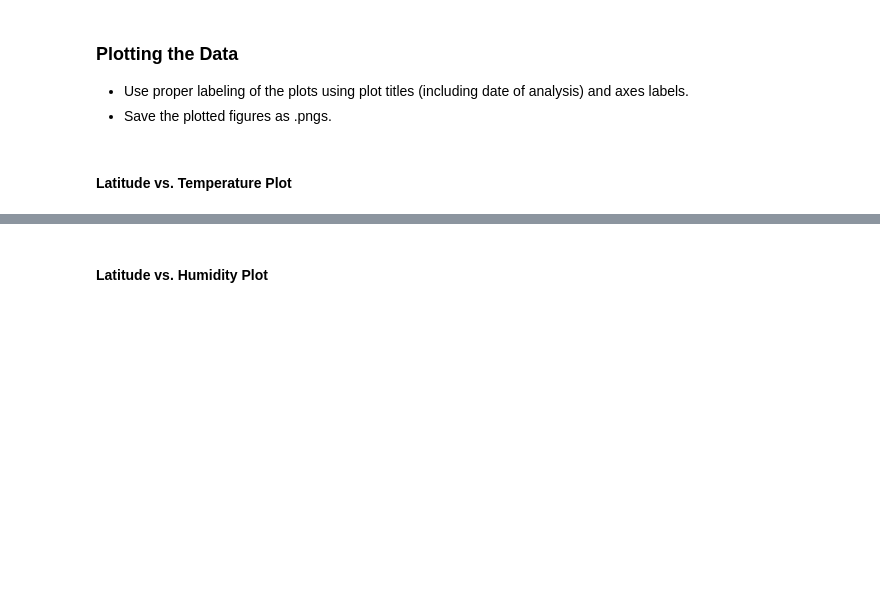
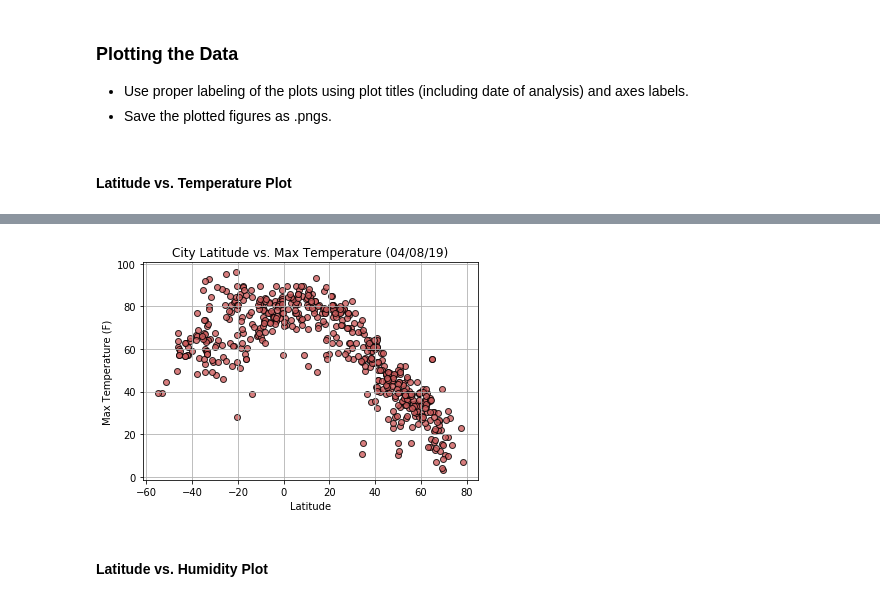
Before and after one commit to adrianjackson86/python_API, a Jupyter notebook: WeatherPy_AJ.ipynb, the cells around one changed output, grey strips where cells are left out. Saved outputs shown, nothing was run; the diff lists cells and outputs as text; code cells hidden in the pictures; blank space fills up the shorter version.

```diff
--- a/WeatherPy_AJ.ipynb
+++ b/WeatherPy_AJ.ipynb
@@ -156,14 +156,20 @@ weather_data.head()
 # %%
-# Extract relevant fields from the data frame
-lat_plot = weather_data["Lat"]
-temp_plot = weather_data["Max Temp"]
-humid_plot = weather_data["Humidity"]
-cloud_plot = weather_data["Cloudiness"]
-wind_plot = weather_data["Wind Speed"]
+# Use pandas to build dataframe
+weather_data_pd = pd.DataFrame(weather_list)
+
+# Extract fields from the data frame for plotting
+lat_plot = weather_data_pd["Lat"]
+temp_plot = weather_data_pd["Max Temp"]
+humid_plot = weather_data_pd["Humidity"]
+cloud_plot = weather_data_pd["Cloudiness"]
+wind_plot = weather_data_pd["Wind Speed"]
 
 # Export the City_Data into a csv
-weather_data.to_csv(output_data_file, index_label="City_ID")
+weather_data_pd.to_csv(output_data_file, index_label="City_ID")
 
 # Show Record Count
-# output_data.count()
+weather_data_pd.count()
+
+# Show Dataframe
+weather_data_pd.head()
 # %% [output]
@@ -180,2 +188,24 @@ FileNotFoundError: [Errno 2] No such file or directory: 'output_data/cities.csv'
+# %%
+# Build scatter plot for latitude vs. temperature
+plt.scatter(lat_plot,
+            temp_plot,
+            c="indianred",
+            edgecolor="black", linewidths=1, marker="o",
+            alpha=0.8, label="Cities")
+
+# Add labels
+# Use strftime to convert date
+plt.title("City Latitude vs. Max Temperature (%s)" % time.strftime("%x"))
+plt.ylabel("Max Temperature (F)")
+plt.xlabel("Latitude")
+plt.grid(True)
+
+# Save the figure
+plt.savefig("output_data/Figure1.png")
+
+# Show plot
+plt.show()
+# %% [output]
+[figure, added]
 # %% [markdown]
 #### Latitude vs. Humidity Plot
```
Also changed, not shown: parts of 12 cells of this notebook, 5 other files.
